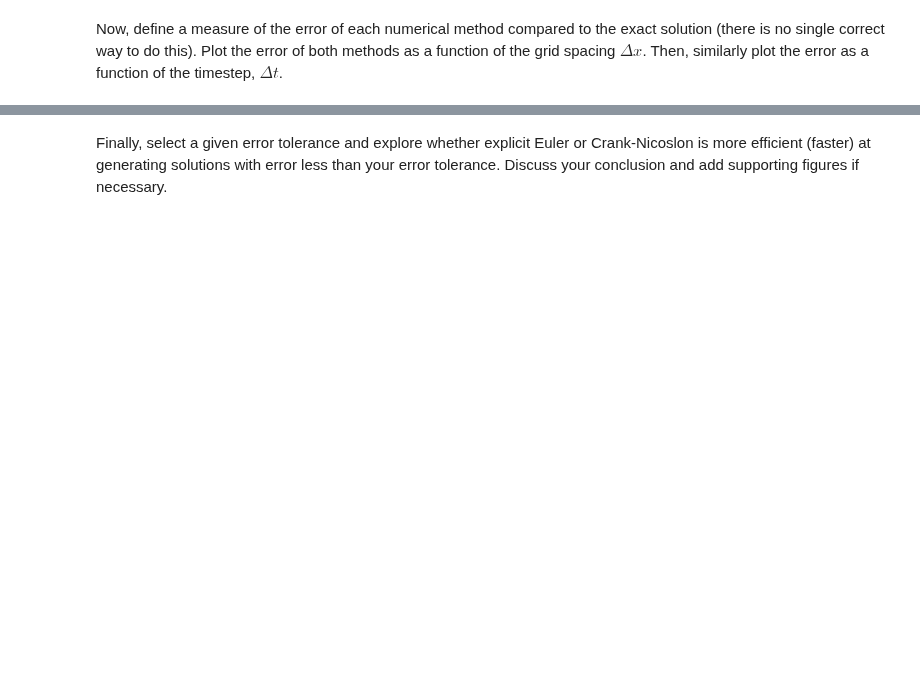
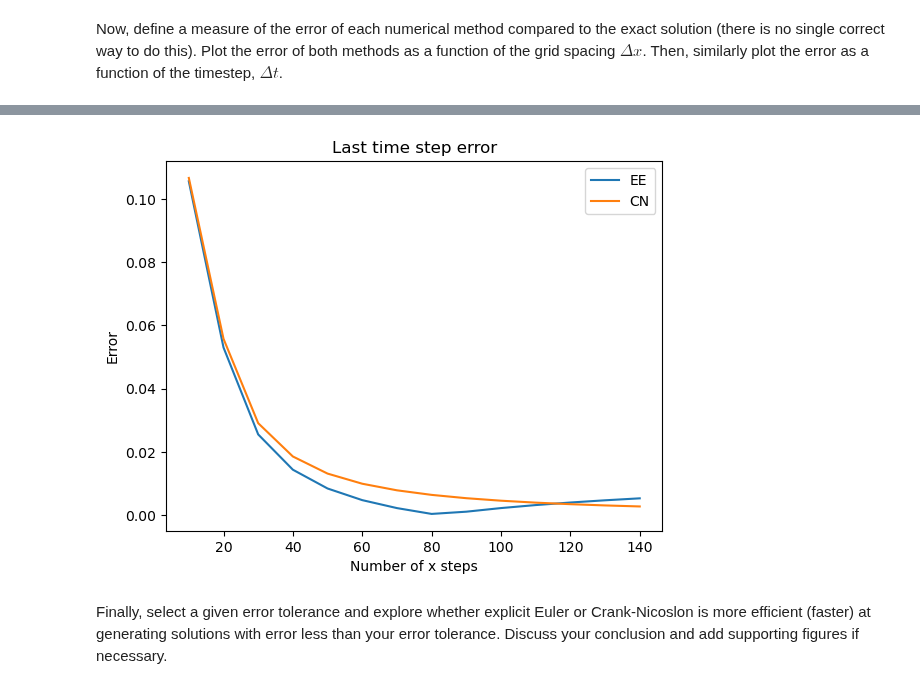
Before and after one commit to geogdzh/QCES_numerics, a Jupyter notebook: Project1_numerical_methods.ipynb, the cells around one changed output, grey strips where cells are left out. Saved outputs shown, nothing was run; the diff lists cells and outputs as text; code cells hidden in the pictures; blank space fills up the shorter version.

```diff
--- a/Project1_numerical_methods.ipynb
+++ b/Project1_numerical_methods.ipynb
@@ -188,2 +313,30 @@ DISCUSS DEFINITION OF ERROR
+# %%
+# Timestepping parameters
+t_start = 0  # start time (note that this is not the same time used to evaluate the exact solution to set the ICs)
+t_end = 10  # end time
+Nt = 100 # number of timesteps
+
+t = np.linspace(t_start, t_end, Nt)  # Create a vector of times
+
+EE_errors_x = []
+CN_errors_x = []
+
+x_lim = 150
+for i in range(10, x_lim, 10):
+    x = np.linspace(x_start, x_end, i)  # Create a vector for x
+    c_EE = EE(x, t, kappa, False) # explicit Euler
+    c_CN = CN(x, t, kappa, False) # Crank-Nicolson
+    EE_errors_x.append(error(c_EE, x, t, kappa))
+    CN_errors_x.append(error(c_CN, x, t, kappa))
+# %%
+plt.plot(range(10, x_lim, 10), EE_errors_x, label='EE')
+plt.plot(range(10, x_lim, 10), CN_errors_x, label='CN')
+plt.xlabel('Number of x steps')
+plt.ylabel('Error')
+plt.legend()
+plt.title('Last time step error')
+plt.show()
+# %% [output]
+[figure, added]
 # %% [markdown]
 Finally, select a given error tolerance and explore whether explicit Euler or Crank-Nicoslon is more efficient (faster) at generating solutions with error less than your error tolerance. Discuss your conclusion and add supporting figures if necessary.
```
Also changed, not shown: parts of 20 cells of this notebook, 1 other file.
